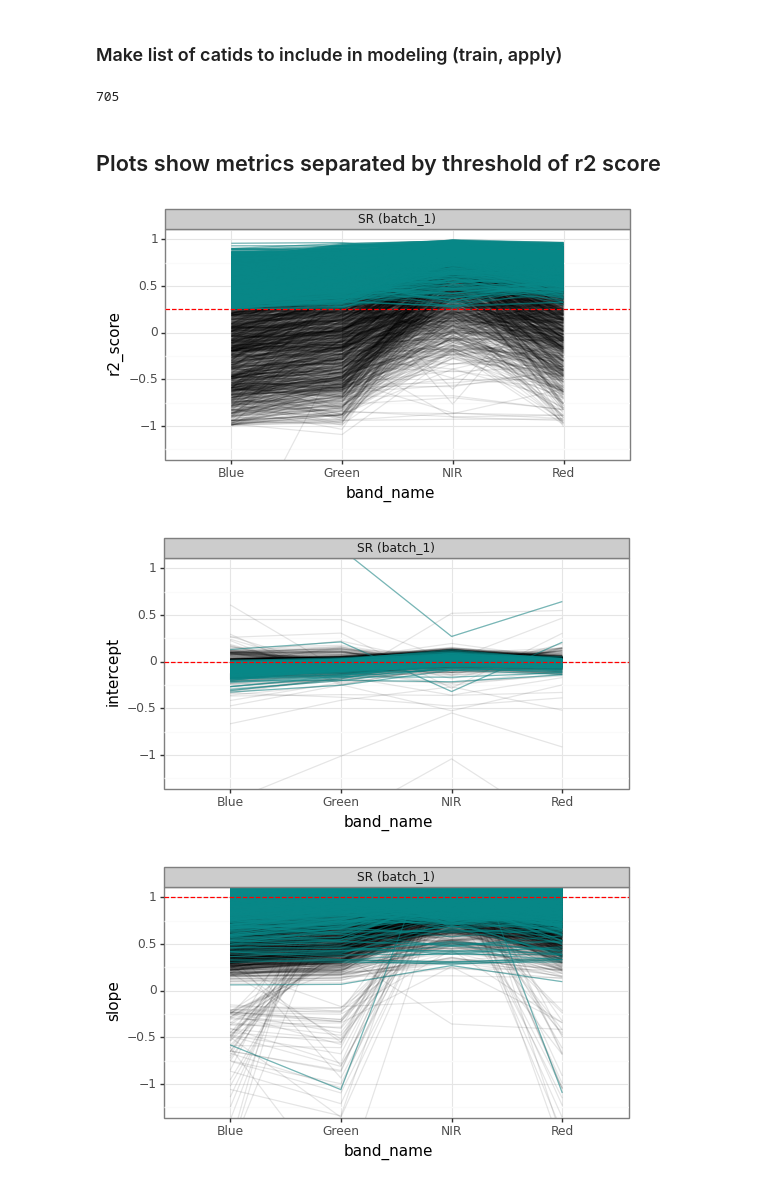
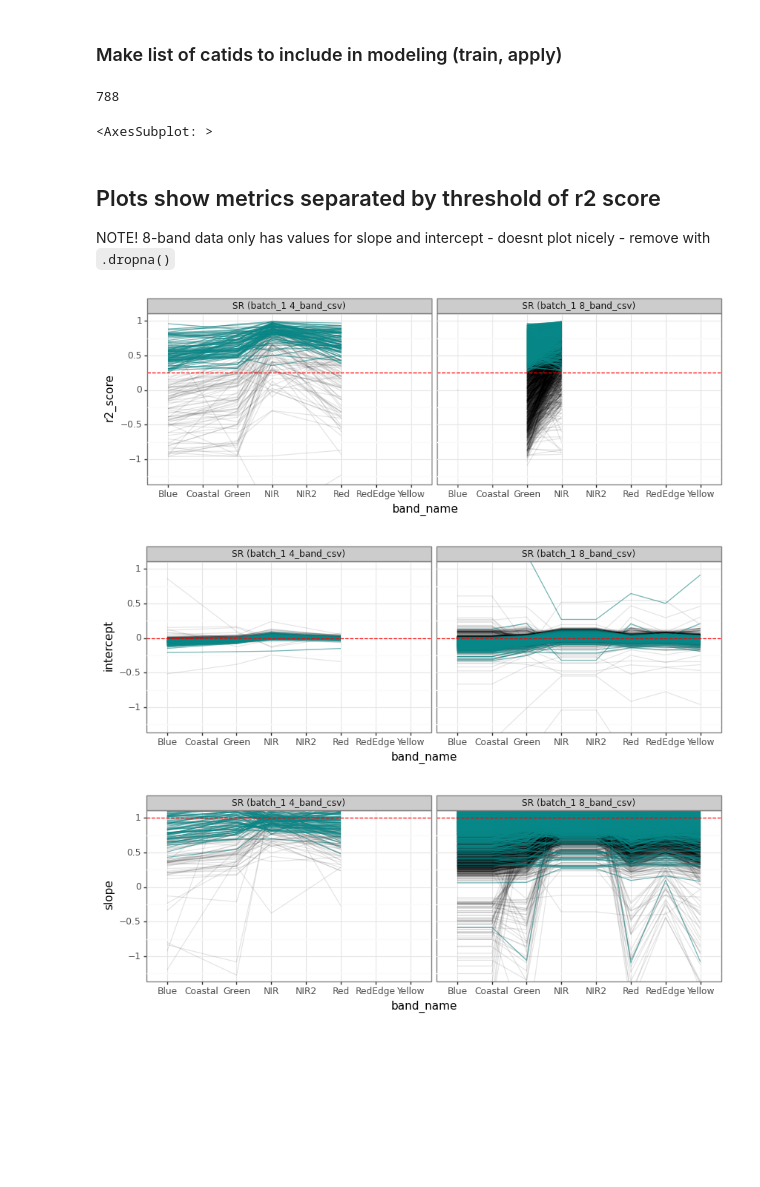
Before and after one commit to nasa-nccs-hpda/above-shrubs, a Jupyter notebook: notebooks/srlite_metrics.ipynb, the cells around one changed output. Cells and saved outputs as stored; diff of their text form; code cells hidden in the pictures; blank space fills up the shorter version.

```diff
--- a/notebooks/srlite_metrics.ipynb
+++ b/notebooks/srlite_metrics.ipynb
@@ -31,21 +26,23 @@ importlib.reload(footprintlib)
 # %%
-region_df_list = []
-SRLITE_REG_CHOICE = 'RMA'
-for REGION in ['CAS','ETZ','SRV']:
-    OUTDIR_TMP = f'/explore/nobackup/projects/ilab/data/srlite/products/srlite_1.0.1/srlite/senegal/{REGION}/csv'
-    srlite_metrics_df = pd.concat([footprintlib.get_attributes_from_filename(pd.read_csv(csv_fn), f'SR ({REGION})', f'_{SRLITE_REG_CHOICE}_SRLite_statistics', filename=os.path.basename(csv_fn), DROP_FILE_DUPLICATES=False) for csv_fn in glob.glob(OUTDIR_TMP + '/*.csv')])
-    region_df_list.append(srlite_metrics_df)
+# region_df_list = []
+# SRLITE_REG_CHOICE = 'RMA'
+# for REGION in ['CAS','ETZ','SRV']:
+#     OUTDIR_TMP = f'/explore/nobackup/projects/ilab/data/srlite/products/srlite_1.0.1/srlite/senegal/{REGION}/csv'
+#     srlite_metrics_df = pd.concat([footprintlib.get_attributes_from_filename(pd.read_csv(csv_fn), f'SR ({REGION})', f'_{SRLITE_REG_CHOICE}_SRLite_statistics', filename=os.path.basename(csv_fn), DROP_FILE_DUPLICATES=False) for csv_fn in glob.glob(OUTDIR_TMP + '/*.csv')])
+#     region_df_list.append(srlite_metrics_df)
 
-srlite_metrics_df = pd.concat(region_df_list)
+# srlite_metrics_df = pd.concat(region_df_list)
 # %% [markdown]
 ## SRlite metrics csvs for Alaska batches
 # %%
 region_df_list = []
 SRLITE_REG_CHOICE = 'RMA'
 for BATCH in ['batch_1']:
-    OUTDIR_TMP = f'/explore/nobackup/projects/ilab/data/srlite/products/srlite_1.0.1/srlite/alaska/{BATCH}/8_band_csv/**/csv'
-    srlite_metrics_df = pd.concat([footprintlib.get_attributes_from_filename(pd.read_csv(csv_fn), f'SR ({BATCH})', f'_{SRLITE_REG_CHOICE}_SRLite_statistics', filename=os.path.basename(csv_fn), DROP_FILE_DUPLICATES=False) for csv_fn in glob.glob(OUTDIR_TMP + '/*.csv')])
-    region_df_list.append(srlite_metrics_df)
+
+    for BAND_GROUP in ['4_band_csv','8_band_csv']:
+        OUTDIR_TMP = f'/explore/nobackup/projects/ilab/data/srlite/products/srlite_1.0.1/srlite/alaska/{BATCH}/{BAND_GROUP}/**/csv'
+        srlite_metrics_df = pd.concat([footprintlib.get_attributes_from_filename(pd.read_csv(csv_fn), f'SR ({BATCH} {BAND_GROUP})', f'_{SRLITE_REG_CHOICE}_SRLite_statistics', filename=os.path.basename(csv_fn), DROP_FILE_DUPLICATES=False) for csv_fn in glob.glob(OUTDIR_TMP + '/*.csv', recursive=True)])
+        region_df_list.append(srlite_metrics_df)
 
 srlite_metrics_df = pd.concat(region_df_list)
 # %%
@@ -127,27 +164,36 @@ smry_catid_r2_score["srlite_use_class"] = smry_catid_r2_score.apply(classifier,
 list_catids_include = smry_catid_r2_score[smry_catid_r2_score.srlite_use_class == 'include'].catid.to_list()
 len(list_catids_include)
 # %% [output]
-705
+788
+# %%
+# from code/geoscitools/footprint_vhr_AK.ipynb
+footprints_vhr_meta_SR_gdf = gpd.read_file('/explore/nobackup/people/pmontesa/srlite/footprints_vhrmeta_SR_alaska.gpkg')
+footprints_vhr_meta_SR_gdf[footprints_vhr_meta_SR_gdf.catid.isin(list_catids_include)].cx[-180:-125,50:75].to_crs(3338).plot(figsize=(10,5), alpha=0.5)
+# %% [output]
+<AxesSubplot: >
 # %% [markdown]
 ## Plots show metrics separated by threshold of r2 score
+
+NOTE! 8-band data only has values for slope and intercept - doesnt plot nicely - remove with `.dropna()`
 # %%
-SUBSET_DF = srlite_metrics_df[srlite_metrics_df.catid.isin(list_catids_include)].dropna()
+
+SUBSET_DF = srlite_metrics_df[srlite_metrics_df.catid.isin(list_catids_include)]#.dropna()
 HLINE = [THRESH_R2_SCORE, 0, 1]
 
 for i, Y_VAR in enumerate(['r2_score', 'intercept', 'slope']):
     print(
-        ggplot(srlite_metrics_df.dropna())
+        ggplot(srlite_metrics_df)
             + geom_line(aes(x='band_name', y=Y_VAR, group='catid'), alpha=0.1)
         + geom_line(data = SUBSET_DF, mapping = aes(x='band_name', y=Y_VAR, group='catid'), alpha=0.5, color='#088888')
             + geom_hline(yintercept = HLINE[i], linetype='dashed', color='red')
             #+ geom_vline(xintercept=1, linetype='dashed', color='red')
             + facet_wrap('~type')
             + theme_bw()
             + coord_cartesian(ylim=(-1.25,1))
             #+ labs(title='SR-lite model parameters')
-        + theme(figure_size=(6,3))
+        + theme(figure_size=(10,3))
     )
 # %% [output]
-[figure, old version]
+[figure, new version]
-[figure, old version]
+[figure, new version]
-[figure, old version]
+[figure, new version]
```
Also changed, not shown: parts of 18 cells of this notebook.
